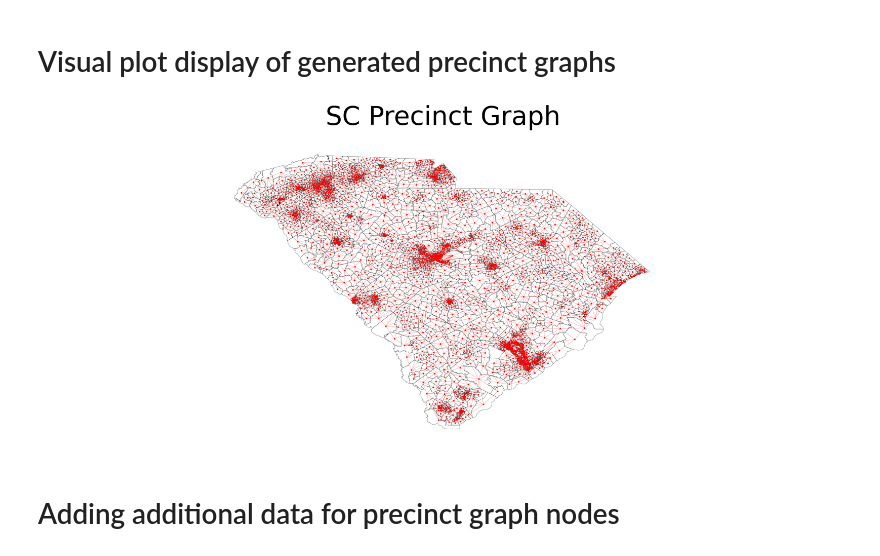
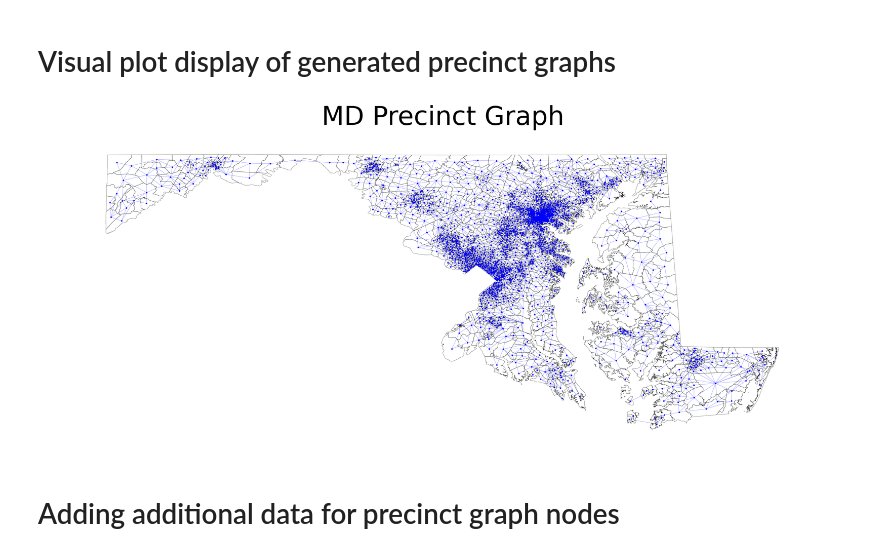
Before and after one commit to SBU-CSE-416/votifier, a Jupyter notebook: server/data/seawulf/preprocess_seawulf.ipynb, the cells around one changed output. Drawn from its saved outputs; the diff is of its cells as text; code cells hidden in the pictures.

```diff
--- a/server/data/seawulf/preprocess_seawulf.ipynb
+++ b/server/data/seawulf/preprocess_seawulf.ipynb
@@ -19,7 +19,7 @@ abbreviation_to_name = {
 }
 
 # Toggle to control which state you generate the graph for when you run these code blocks
-CHOSEN_STATE_TO_BE_GENERATED = "SC"
+CHOSEN_STATE_TO_BE_GENERATED = "MD"
 STATE_NAME = abbreviation_to_name[CHOSEN_STATE_TO_BE_GENERATED]
 # %% [markdown]
 #  Create the dual graph of the precincts using neighbor lists
@@ -73,9 +74,9 @@ with open(output_file_name, "w") as f:
 PLOT_TITLE = (CHOSEN_STATE_TO_BE_GENERATED + " Precinct Graph")
 
 DRAW_PRECINCT_NODES_AND_EDGES = True
-NODE_COLOR = "red"
+NODE_COLOR = "blue"
 NODE_SIZE = 18
-EDGE_COLOR = "red"
+EDGE_COLOR = "blue"
 EDGE_WIDTH = 0.4
 OUTPUT_WITH_NODE_LABELS = False
 NODE_LABELS_FONT_SIZE = 5
@@ -92,34 +93,34 @@ with open(graph_json_file_name, "r") as f:
 precinct_graph = json_graph.node_link_graph(graph_data)
 
 fig, ax = plt.subplots(figsize=(50,20))
 if DRAW_PRECINCT_GEOMETRY:
     for unique_precinct_id, geometry, _ in precincts:
         if isinstance(geometry, Polygon):
             x, y = geometry.exterior.xy
             ax.plot(x, y, color=PRECINCT_GEOMETRY_COLOR, linewidth=PRECINCT_GEOMETRY_LINE_WIDTH)
         elif isinstance(geometry, MultiPolygon):
             for polygon in geometry.geoms:
                 x, y = polygon.exterior.xy
                 ax.plot(x, y, color=PRECINCT_GEOMETRY_COLOR, linewidth=PRECINCT_GEOMETRY_LINE_WIDTH)
 if DRAW_PRECINCT_NODES_AND_EDGES:
     nx.draw(
         precinct_graph,
         pos=graph_positions,
         ax=ax,
         with_labels=OUTPUT_WITH_NODE_LABELS,
         node_size=NODE_SIZE,
         node_color=NODE_COLOR,
         font_size=NODE_LABELS_FONT_SIZE,
         edge_color=EDGE_COLOR,
         width=EDGE_WIDTH
     )
 ax.set_aspect('equal', adjustable='datalim')
 plot_label = PLOT_TITLE
 plt.title(label=plot_label, fontsize=90)
 plt.title
 plt.show()
 # %% [output]
-[figure, old version]
+[figure, new version]
 # %% [markdown]
 #  Adding additional data for precinct graph nodes
 # %%
```
Also changed, not shown: parts of 3 cells of this notebook, 9 other files.
